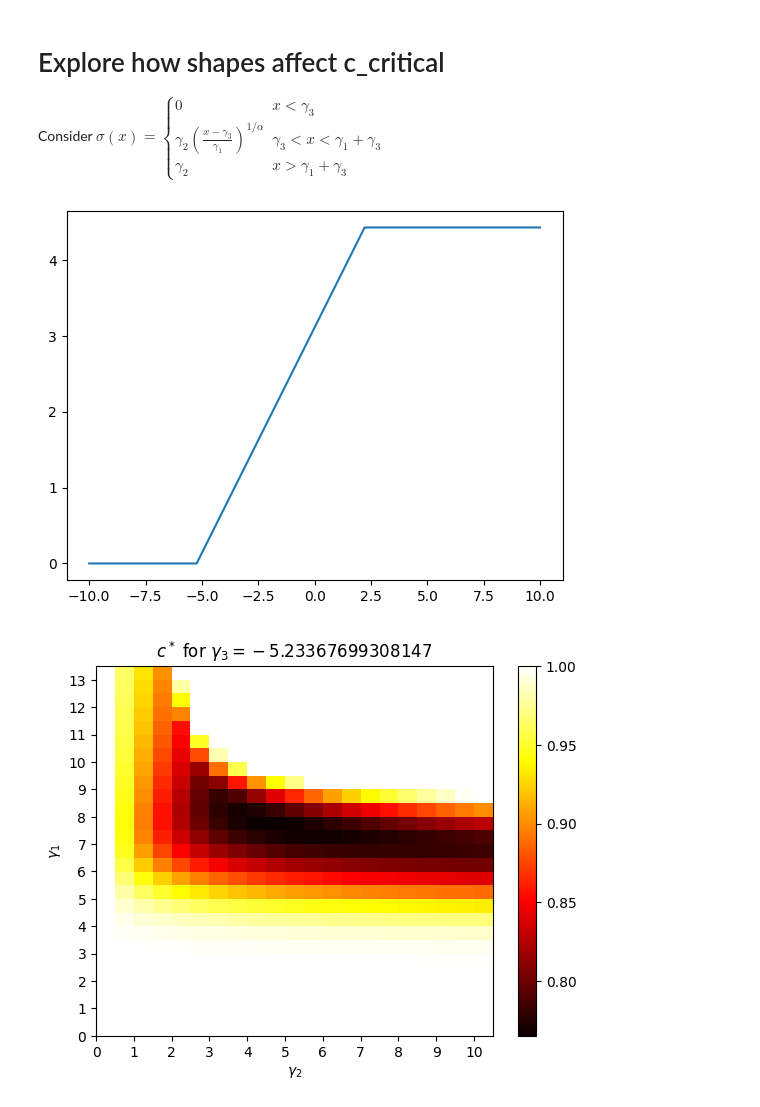
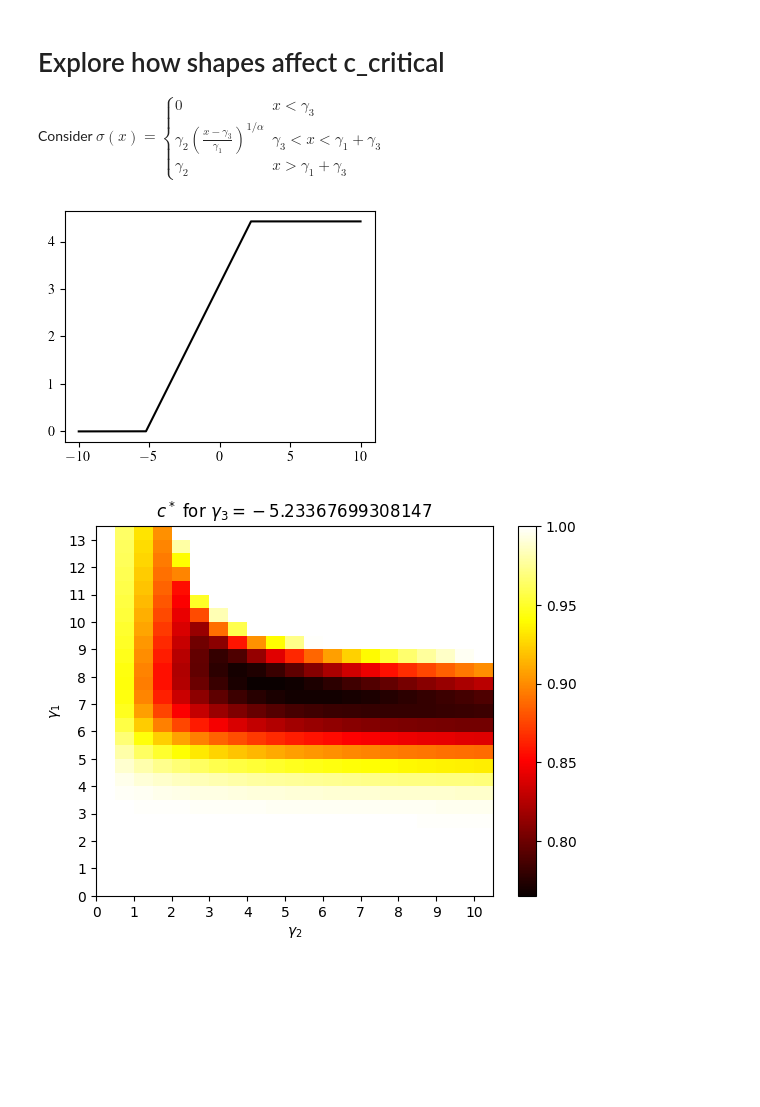
Before and after one commit to yuxinma98/NonlinearLaplacian, a Jupyter notebook: planted_submatrix.ipynb, the cells around one changed output. Drawn from its saved outputs; the diff is of its cells as text; code cells hidden in the pictures; blank space fills up the shorter version.

Commit message:
Plot diagrams

```diff
--- a/planted_submatrix.ipynb
+++ b/planted_submatrix.ipynb
@@ -1,6 +1,7 @@
 # %%
 import numpy as np
 import scipy.optimize as spo
+import scipy.integrate as spi
 import wandb
 import os
 import glob
@@ -10,12 +11,23 @@ from theoretical_analysis.planted_submatrix_analysis import (
     c_critical,
     plot_step_function,
     c_for_step_function,
+    generate_planted_matrix,
+    compute_free_convolution,
 )
 import matplotlib.pyplot as plt
 from tqdm import tqdm
 import pickle
 from pathlib import Path
+import matplotlib
+
 log_dir = Path("logs/")
+plot_dir = Path("plots/")
+matplotlib.rcParams["text.usetex"] = True
+matplotlib.rcParams["font.family"] = "serif"
+matplotlib.rcParams["font.serif"] = ["Computer Modern Roman"]
+matplotlib.rcParams["text.latex.preamble"] = (
+    r"\usepackage{amsmath} \usepackage{amssymb} \usepackage{mathptmx}"
+)
 # %%
 # sigma=tanh
 sigma = lambda x: np.tanh(x)
@@ -73,10 +85,12 @@ except FileNotFoundError:
         pickle.dump(res, f)
 # %%
 x = np.arange(-10, 10, 0.01)
-plt.plot(x, [sigma_3params(i, res.x[:3]) for i in x])
+plt.figure(figsize=(4, 3))
+plt.plot(x, [sigma_3params(i, res.x[:3]) for i in x], color="black")
+plt.savefig(plot_dir / "piecewise_linear_sigma.pdf", bbox_inches="tight")
 plt.show()
 # %% [output]
-[figure, old version]
+[figure, new version]
 # %%
 a_range = np.arange(0, 14, 0.5)
 b_range = np.arange(0, 11, 0.5)
```
Also changed, not shown: parts of 12 cells of this notebook, 21 other files.
